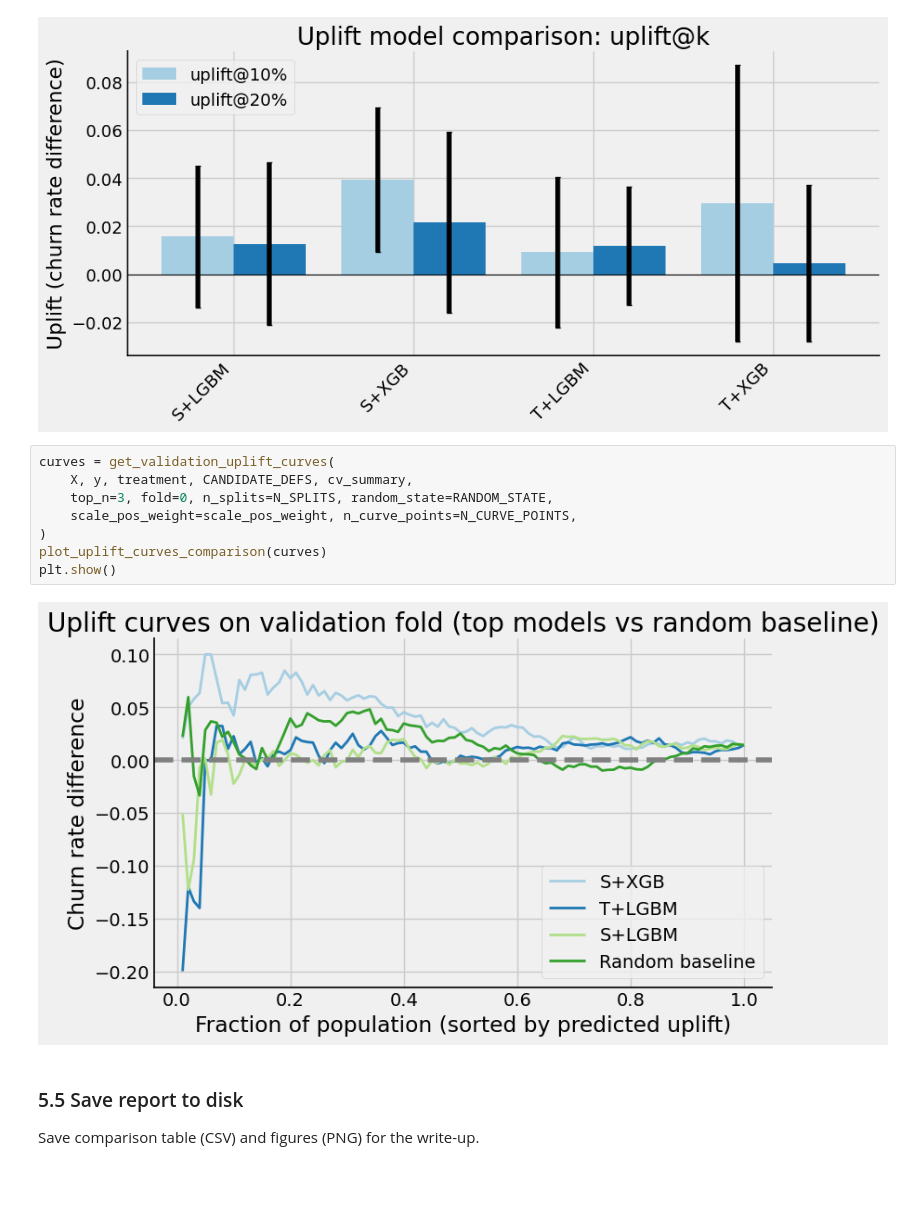
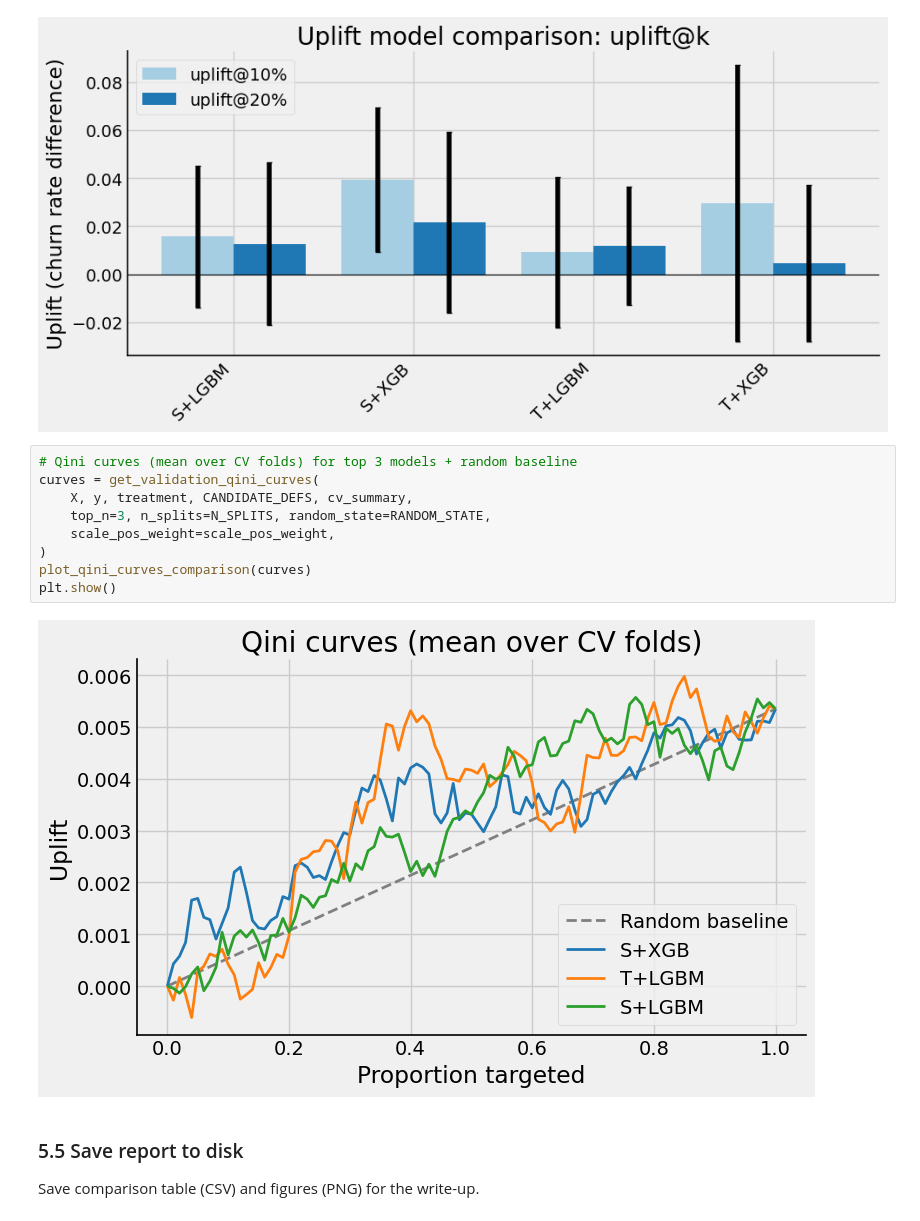
Before and after one commit to Noa-Gilad/Uplift-Modeling-Churn-Prevention, a Jupyter notebook: src/uplift_churn_run.ipynb, the cells around one changed output. Drawn from its saved outputs; the diff is of its cells as text; blank space fills up the shorter version.

```diff
--- a/src/uplift_churn_run.ipynb
+++ b/src/uplift_churn_run.ipynb
@@ -1037,15 +1040,16 @@ plt.show()
 # %% [output]
 [figure]
 # %%
-curves = get_validation_uplift_curves(
+# Qini curves (mean over CV folds) for top 3 models + random baseline
+curves = get_validation_qini_curves(
     X, y, treatment, CANDIDATE_DEFS, cv_summary,
-    top_n=3, fold=0, n_splits=N_SPLITS, random_state=RANDOM_STATE,
-    scale_pos_weight=scale_pos_weight, n_curve_points=N_CURVE_POINTS,
+    top_n=3, n_splits=N_SPLITS, random_state=RANDOM_STATE,
+    scale_pos_weight=scale_pos_weight,
 )
-plot_uplift_curves_comparison(curves)
+plot_qini_curves_comparison(curves)
 plt.show()
 # %% [output]
-[figure, old version]
+[figure, new version]
 # %% [markdown]
 ### 5.5 Save report to disk
 
```
Also changed, not shown: parts of 18 cells of this notebook, 1 other file.
